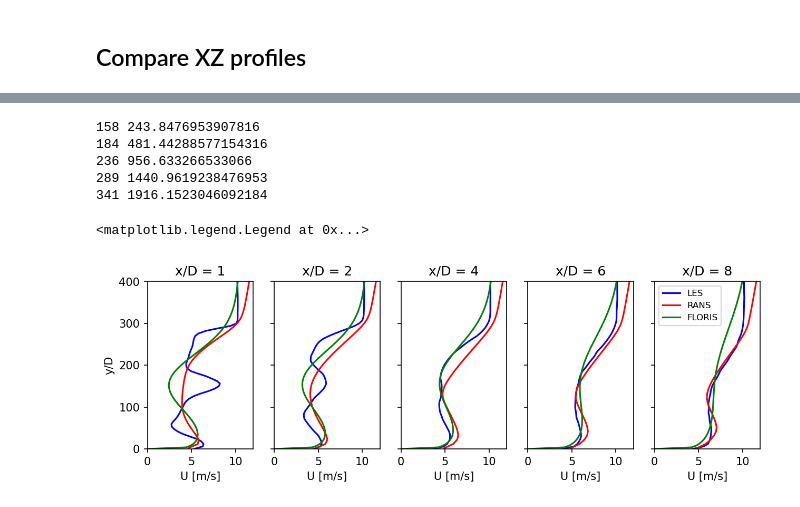
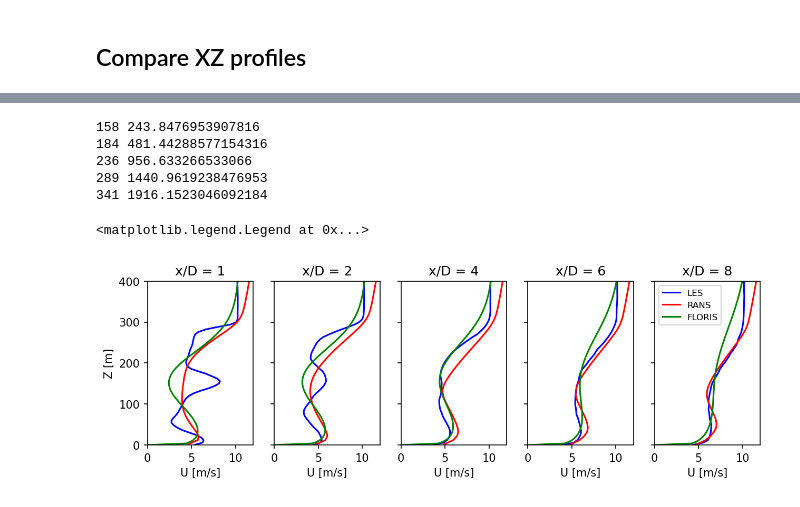
Before and after one commit to sandialabs/SANDwake3D, a Jupyter notebook: Calibration/Offshore_MedWS_LowTI/Compare_FLORIS_RANS_LES_Planes.ipynb, the cells around one changed output, grey strips where cells are left out. Cells and saved outputs as stored; diff of their text form; code cells hidden in the pictures.

```diff
--- a/Calibration/Offshore_MedWS_LowTI/Compare_FLORIS_RANS_LES_Planes.ipynb
+++ b/Calibration/Offshore_MedWS_LowTI/Compare_FLORIS_RANS_LES_Planes.ipynb
@@ -462,32 +462,32 @@ for ix, x in enumerate(xplot):
     # Plot LES
     ixLES = find_nearest((xvecLES-LES_turbx)/turbD, x)
     u_LES = XZ_wake['velocityx_avg'][0,:,ixLES]
     axs[ix].plot(u_LES, zvecLES, 'b-', label='LES')
 
     # Plot RANS
     ixRANS = find_nearest((xvec-RANS_turbx)/turbD, x)
     iyRANS = find_nearest(yvec, 0.0)
     u_RANS = phi['u'][ixRANS,iyRANS,:]
     axs[ix].plot(u_RANS, zvec, 'r-', label='RANS')
 
     # Plot FLORIS
     ixFLO = find_nearest((xvecFLO-LES_turbx)/turbD, x)
     print(ixFLO, xvecFLO[ixFLO]-LES_turbx)
     u_FLO = umF[:,ixFLO]
     axs[ix].plot(u_FLO, zvecFLO, 'g-', label='FLORIS')
 
 
 for ax in axs:
     ax.set_xlim([0,12])
     ax.set_ylim([0, 400])
     ax.set_xlabel('U [m/s]')
-axs[0].set_ylabel('y/D')
+axs[0].set_ylabel('Z [m]')
 axs[-1].legend(fontsize=8)
 # %% [output]
 158 243.8476953907816
 184 481.44288577154316
 236 956.633266533066
 289 1440.9619238476953
 341 1916.1523046092184
 <matplotlib.legend.Legend at 0x...>
-[figure, old version]
+[figure, new version]
```
Also changed, not shown: parts of 3 cells of this notebook, 1 other file.
